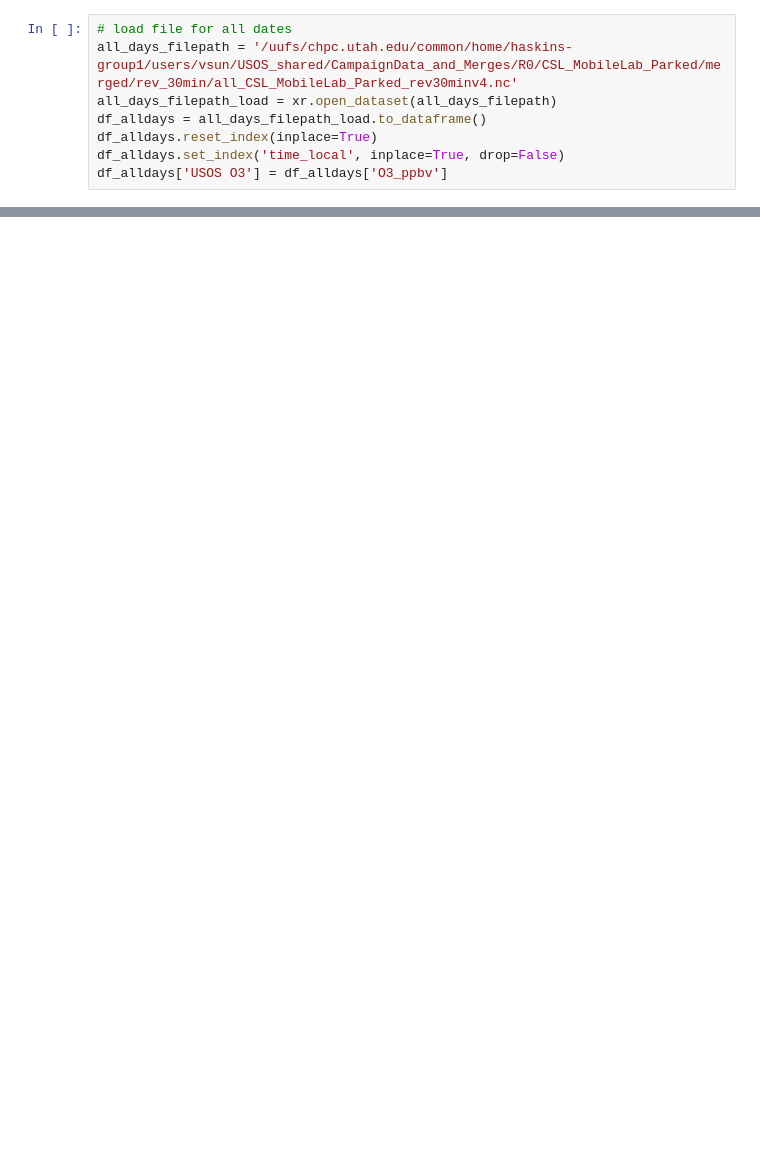
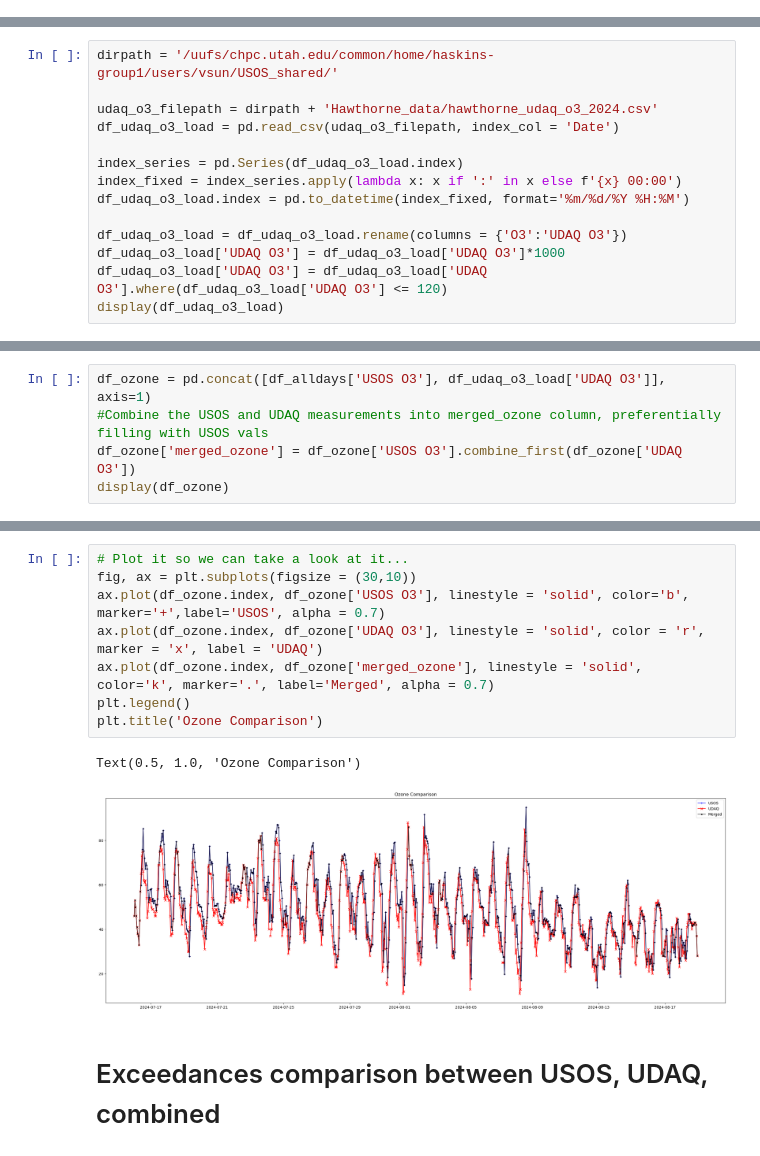
Before and after one commit to vanessasun64/USOS_shared, a Jupyter notebook: Plotting/USOS_Campaign_analysis/hawthorne_usos_udaq_compare.ipynb, the cells around one changed output, grey strips where cells are left out. Saved outputs shown, nothing was run; the diff lists cells and outputs as text; blank space fills up the shorter version.

```diff
--- a/Plotting/USOS_Campaign_analysis/hawthorne_usos_udaq_compare.ipynb
+++ b/Plotting/USOS_Campaign_analysis/hawthorne_usos_udaq_compare.ipynb
@@ -111,8 +170,0 @@ display(df_reshaped_udaq_species_qc)
-# %%
-# load file for all dates
-all_days_filepath = '/uufs/chpc.utah.edu/common/home/haskins-group1/users/vsun/USOS_shared/CampaignData_and_Merges/R0/CSL_MobileLab_Parked/merged/rev_30min/all_CSL_MobileLab_Parked_rev30minv4.nc'
-all_days_filepath_load = xr.open_dataset(all_days_filepath)
-df_alldays = all_days_filepath_load.to_dataframe()
-df_alldays.reset_index(inplace=True)
-df_alldays.set_index('time_local', inplace=True, drop=False)
-df_alldays['USOS O3'] = df_alldays['O3_ppbv']
@@ -301,0 +212,14 @@ for species in range(0,3):
+# %%
+dirpath = '/uufs/chpc.utah.edu/common/home/haskins-group1/users/vsun/USOS_shared/'
+
+udaq_o3_filepath = dirpath + 'Hawthorne_data/hawthorne_udaq_o3_2024.csv'
+df_udaq_o3_load = pd.read_csv(udaq_o3_filepath, index_col = 'Date')
+
+index_series = pd.Series(df_udaq_o3_load.index)
+index_fixed = index_series.apply(lambda x: x if ':' in x else f'{x} 00:00')
+df_udaq_o3_load.index = pd.to_datetime(index_fixed, format='%m/%d/%Y %H:%M')
+
+df_udaq_o3_load = df_udaq_o3_load.rename(columns = {'O3':'UDAQ O3'})
+df_udaq_o3_load['UDAQ O3'] = df_udaq_o3_load['UDAQ O3']*1000
+df_udaq_o3_load['UDAQ O3'] = df_udaq_o3_load['UDAQ O3'].where(df_udaq_o3_load['UDAQ O3'] <= 120)
+display(df_udaq_o3_load)
@@ -301,0 +246,5 @@ for species in range(0,3):
+# %%
+df_ozone = pd.concat([df_alldays['USOS O3'], df_udaq_o3_load['UDAQ O3']], axis=1)
+#Combine the USOS and UDAQ measurements into merged_ozone column, preferentially filling with USOS vals
+df_ozone['merged_ozone'] = df_ozone['USOS O3'].combine_first(df_ozone['UDAQ O3'])
+display(df_ozone)
@@ -301,0 +270,13 @@ for species in range(0,3):
+# %%
+# Plot it so we can take a look at it...
+fig, ax = plt.subplots(figsize = (30,10))
+ax.plot(df_ozone.index, df_ozone['USOS O3'], linestyle = 'solid', color='b', marker='+',label='USOS', alpha = 0.7)
+ax.plot(df_ozone.index, df_ozone['UDAQ O3'], linestyle = 'solid', color = 'r', marker = 'x', label = 'UDAQ')
+ax.plot(df_ozone.index, df_ozone['merged_ozone'], linestyle = 'solid', color='k', marker='.', label='Merged', alpha = 0.7)
+plt.legend()
+plt.title('Ozone Comparison')
+# %% [output]
+Text(0.5, 1.0, 'Ozone Comparison')
+[figure, added]
+# %% [markdown]
+# Exceedances comparison between USOS, UDAQ, combined
```
Also changed, not shown: parts of 53 cells of this notebook, 9 other files.
